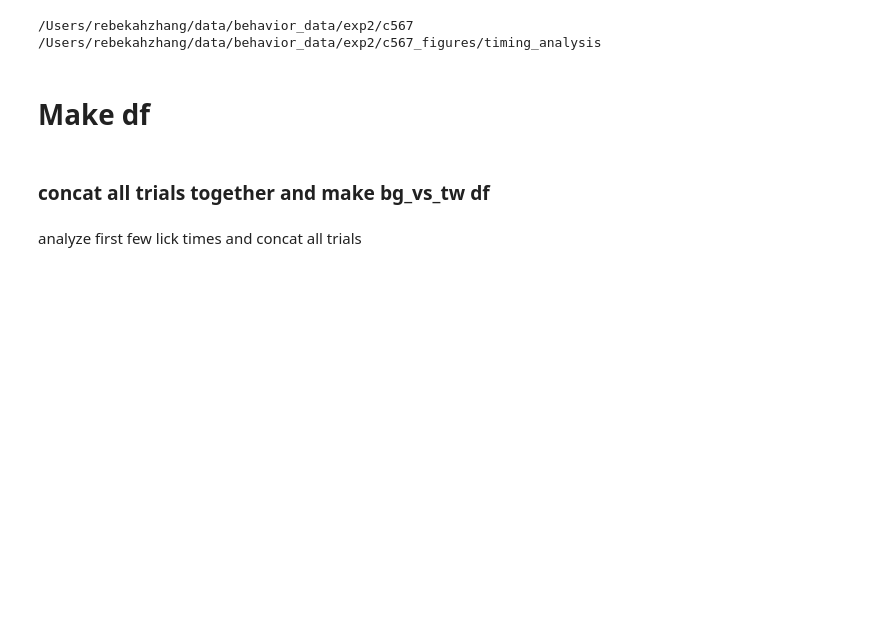
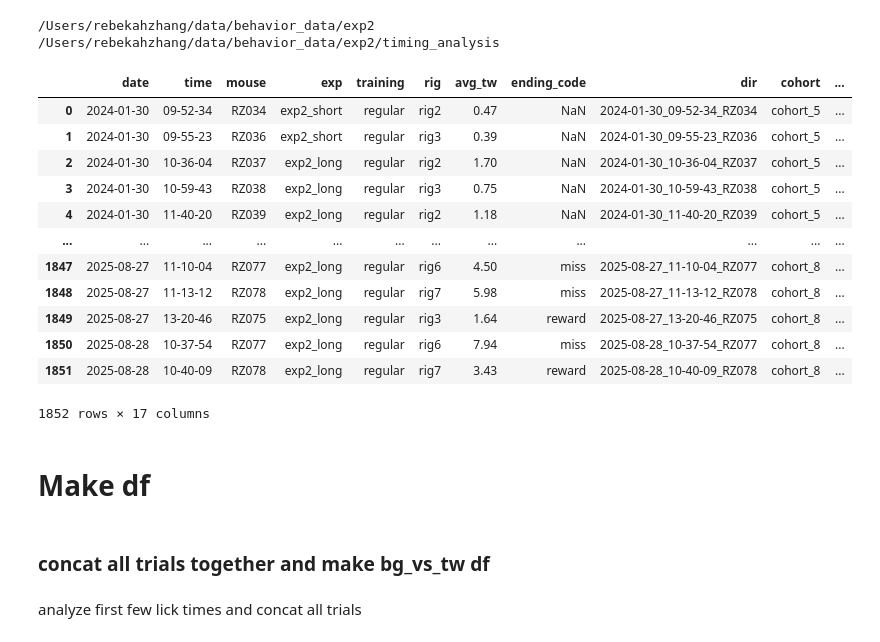
Before and after one commit to rebz444/luckycharm, a Jupyter notebook: timing_analysis.ipynb, the cells around one changed output. Cells and saved outputs as stored; diff of their text form; code cells hidden in the pictures; blank space fills up the shorter version.

```diff
--- a/timing_analysis.ipynb
+++ b/timing_analysis.ipynb
@@ -11,21 +13,36 @@ import utils
 # %%
 data_dir = '/Users/rebekahzhang/data/behavior_data'
 exp = "exp2"
-cohort = "c567"
-data_folder = os.path.join(data_dir, exp, cohort)
-figure_folder = os.path.join(data_dir, exp, f'{cohort}_figures', 'timing_analysis')
+data_folder = os.path.join(data_dir, exp)
+figure_folder = os.path.join(data_dir, exp, 'timing_analysis')
 os.makedirs(figure_folder, exist_ok=True)
 print(data_folder)
 print(figure_folder)
 # %% [output]
-/Users/rebekahzhang/data/behavior_data/exp2/c567
-/Users/rebekahzhang/data/behavior_data/exp2/c567_figures/timing_analysis
+/Users/rebekahzhang/data/behavior_data/exp2
+/Users/rebekahzhang/data/behavior_data/exp2/timing_analysis
 # %%
 # two_colors = plt.cm.viridis(np.linspace(0, 1, 2))
 two_colors = ["#ffb400", "#9080ff"]
 custom_palette = {'s': two_colors[0], 'l': two_colors[1]}
 # %%
-sessions_training = pd.read_csv(os.path.join(data_folder, 'sessions_training.csv'), index_col=0)
+sessions_training = utils.load_session_log(data_folder, f'sessions_training_{exp}.csv')
+# %%
+sessions_training
+# %% [output]
+|  | date | time | mouse | exp | training | rig | avg_tw | ending_code | dir | cohort | ... |
+| 0 | 2024-01-30 | 09-52-34 | RZ034 | exp2_short | regular | rig2 | 0.47 | NaN | 2024-01-30_09-52-34_RZ034 | cohort_5 | ... |
+| 1 | 2024-01-30 | 09-55-23 | RZ036 | exp2_short | regular | rig3 | 0.39 | NaN | 2024-01-30_09-55-23_RZ036 | cohort_5 | ... |
+| 2 | 2024-01-30 | 10-36-04 | RZ037 | exp2_long | regular | rig2 | 1.70 | NaN | 2024-01-30_10-36-04_RZ037 | cohort_5 | ... |
+| 3 | 2024-01-30 | 10-59-43 | RZ038 | exp2_long | regular | rig3 | 0.75 | NaN | 2024-01-30_10-59-43_RZ038 | cohort_5 | ... |
+| 4 | 2024-01-30 | 11-40-20 | RZ039 | exp2_long | regular | rig2 | 1.18 | NaN | 2024-01-30_11-40-20_RZ039 | cohort_5 | ... |
+| ... | ... | ... | ... | ... | ... | ... | ... | ... | ... | ... | ... |
+| 1847 | 2025-08-27 | 11-10-04 | RZ077 | exp2_long | regular | rig6 | 4.50 | miss | 2025-08-27_11-10-04_RZ077 | cohort_8 | ... |
+| 1848 | 2025-08-27 | 11-13-12 | RZ078 | exp2_long | regular | rig7 | 5.98 | miss | 2025-08-27_11-13-12_RZ078 | cohort_8 | ... |
+| 1849 | 2025-08-27 | 13-20-46 | RZ075 | exp2_long | regular | rig3 | 1.64 | reward | 2025-08-27_13-20-46_RZ075 | cohort_8 | ... |
+| 1850 | 2025-08-28 | 10-37-54 | RZ077 | exp2_long | regular | rig6 | 7.94 | miss | 2025-08-28_10-37-54_RZ077 | cohort_8 | ... |
+| 1851 | 2025-08-28 | 10-40-09 | RZ078 | exp2_long | regular | rig7 | 3.43 | reward | 2025-08-28_10-40-09_RZ078 | cohort_8 | ... |
+1852 rows × 17 columns
 # %% [markdown]
 # Make df
 # %% [markdown]
```
Also changed, not shown: parts of 29 cells of this notebook, 8 other files.
